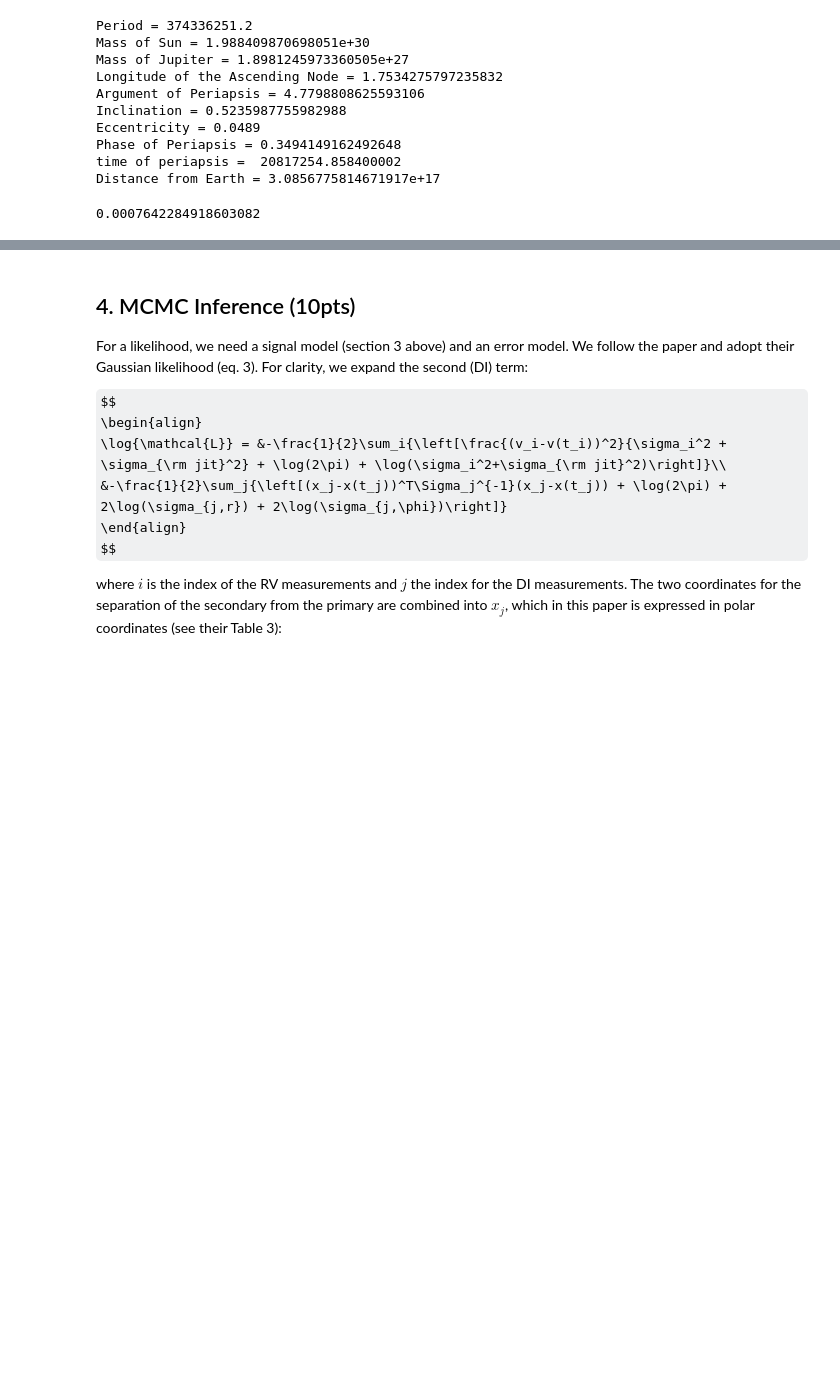
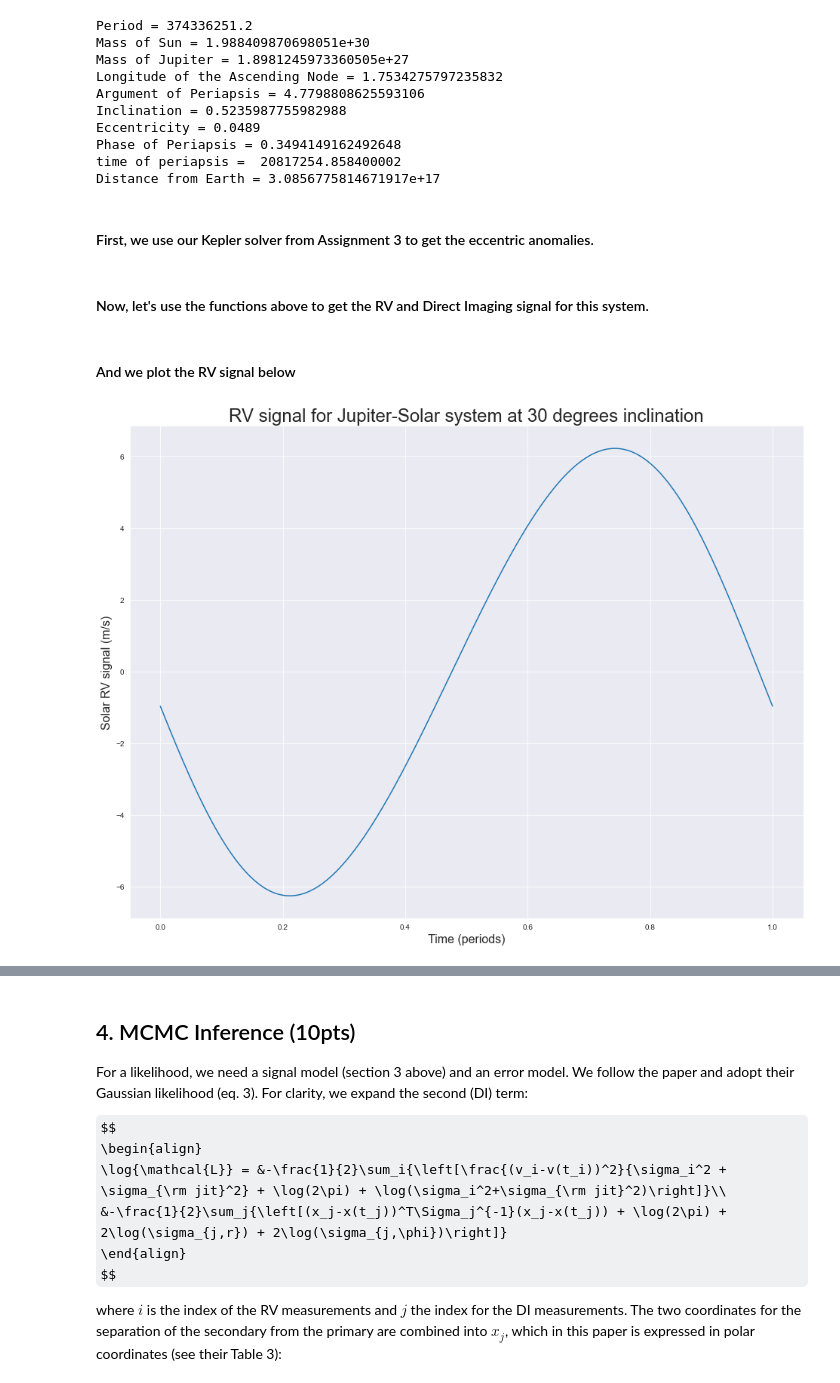
Before and after one commit to m4ese/astroResearchMethods, a Jupyter notebook: FinalProject.ipynb, the cells around one changed output, grey strips where cells are left out. Cells and saved outputs as stored; diff of their text form; code cells hidden in the pictures; some formulas as TeX source; blank space fills up the shorter version.

Commit message:
Plotted problem 3, began writing likelihood function

```diff
--- a/FinalProject.ipynb
+++ b/FinalProject.ipynb
@@ -323,8 +324,8 @@ def X_Y(E,ecc):
     Return:
     X_Y: np.ndarray. array containing X(t) and Y(t), both measured in radians
     '''
-    X = np.cos(E)-e
-    Y = np.sqrt(1-e**2)*np.sin(E)
+    X = np.cos(E)-ecc
+    Y = np.sqrt(1-ecc**2)*np.sin(E)
 
     X_Y = np.array([X,Y])
 
@@ -375,8 +376,11 @@ For Jupiter and the Sun, we have:
 P = ((11.862*un.yr).to(un.s)).value
 m1 = ((1*un.M_sun).to(un.kg)).value
 m2 = ((1*un.M_jup).to(un.kg)).value
+mtot = m1 + m2
 long_asc_2 = ((100.464*un.deg).to(un.rad)).value
 arg_periaps_2 =((273.867*un.deg).to(un.rad)).value
+long_asc_1 = long_asc_2 + np.pi
+arg_periaps_1 = arg_periaps_2 + np.pi
 incl = np.pi/6
 ecc = 0.0489
 M0 = ((20.02*un.deg).to(un.rad)).value
@@ -451,20 +455,48 @@ def newton_raphson_kepler(guess_i,ecc,period,t,M0,itrn_max = 1000,eps = 1e-10):
         #print(error)
 
     return root,itrtn
+# %% [markdown]
+#### First, we use our Kepler solver from Assignment 3 to get the eccentric anomalies.
 # %%
-#timesteps for 1 period (from periaps time to periapse time a period later)
-t = np.linspace(tau,tau+P,num = 5000)
+num_timesteps = 5000
+#timesteps for 1 period
+t = np.linspace(0,P,num = num_timesteps)
 #array to store eccentric anomalies
-ecc_anoms = np.zeros(len(t))
+ecc_anoms = np.zeros(num_timesteps)
 #initial guess for eccentric anomaly
 ecc_guess_init = 0.0
-iterations = np.zeros(len(t)) #array to store iterations for NR
+iterations = np.zeros(num_timesteps) #array to store iterations for NR
 
-for i in range(len(t)):
+for i in range(num_timesteps):
     root,itrtn = newton_raphson_kepler(ecc_guess_init,ecc,P,t[i],M0=M0)
     ecc_anoms[i] = root
     iterations[i] = itrtn
     #guess for the next timestep is the value from the previous one
     ecc_guess_init = root
-# %% [output]
-0.0007642284918603082
+# %% [markdown]
+#### Now, let's use the functions above to get the RV and Direct Imaging signal for this system.
+# %%
+v_primes = np.zeros(num_timesteps)
+ras_decs_jup = np.zeros((num_timesteps,2))
+
+for i in range(num_timesteps):
+    E = ecc_anoms[i]
+    v_primes[i] = v_prime(E,ecc,P,m1,m2,incl,arg_periaps_1,gamma=0)
+    ras_decs_jup[i,:] = delta_ra_delta_dec(d,E,ecc,P,mtot,long_asc_2,arg_periaps_2,incl)
+
+#converting the angles to arcseconds so the plot has more appropriate units later
+ras_decs_jup = (ras_decs_jup*un.rad).to(un.arcsec)
+# %% [markdown]
+#### And we plot the RV signal below
+# %%
+sns.set_style('darkgrid')
+fig = plt.figure(figsize = (16,12))
+plt.plot(t/P,v_primes)
+
+plt.xlabel('Time (periods)',fontsize = 16)
+plt.ylabel('Solar RV signal (m/s)',fontsize = 16)
+plt.title('RV signal for Jupiter-Solar system at 30 degrees inclination',fontsize = 24)
+
+plt.show()
+# %% [output]
+[figure, added]
```
Also changed, not shown: parts of 7 cells of this notebook.
